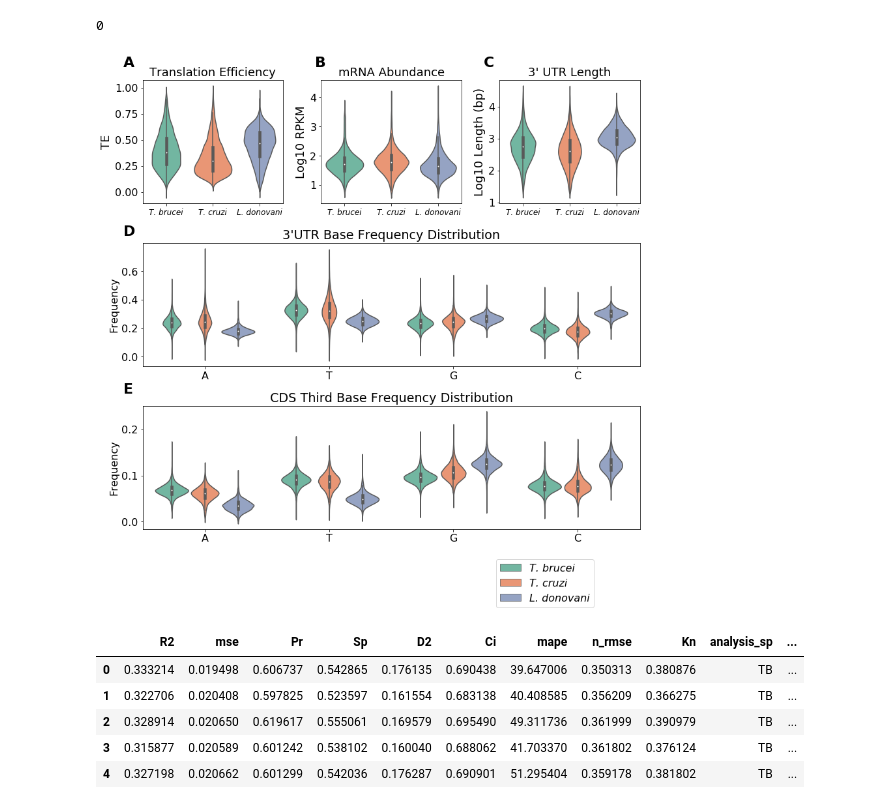
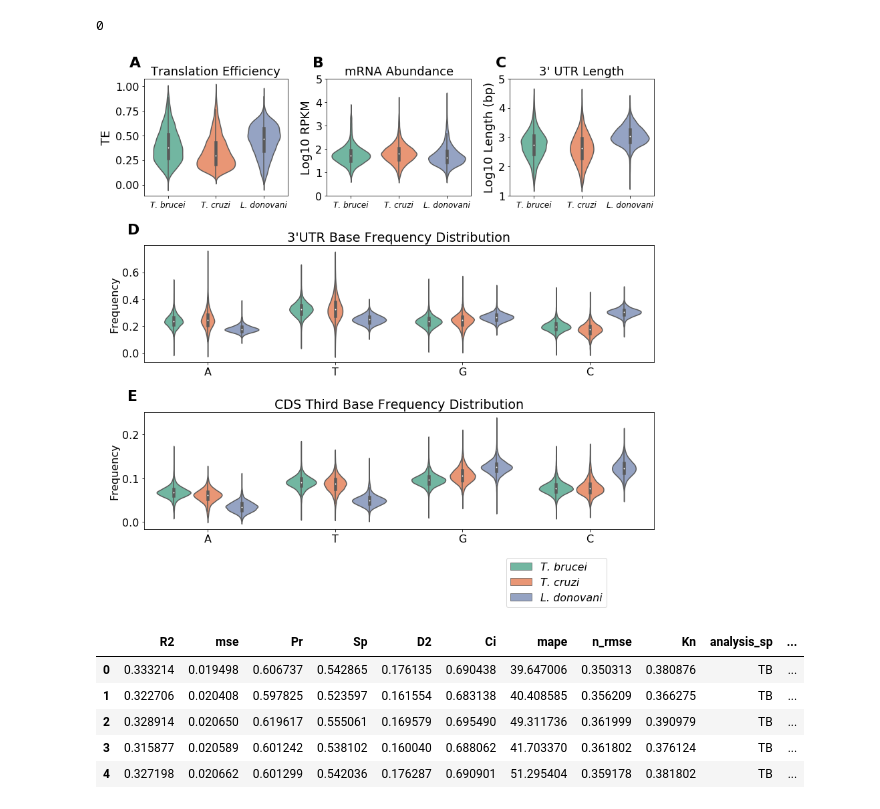
Before and after one commit to mtinti/decoding-gene-expression, a Jupyter notebook: compare.ipynb, the cells around one changed output. Drawn from its saved outputs; the diff is of its cells as text; code cells hidden in the pictures.

```diff
--- a/compare.ipynb
+++ b/compare.ipynb
@@ -56,2 +35,7 @@ df2.head()
+# %%
+df['ribo']=np.log10(df['ribo'])
+df['mRNA']=np.log10(df['mRNA'])
+df['len_3p']=np.log10(df['sequence_3p'].str.len())
+df['len_3bp']=df['sequence_3p'].str.len()
 # %%
 plt.rcParams.update({'font.size': 16})
@@ -92,11 +81,11 @@ plt.show()
 cols=['sequence_3p', 'Species','utr_3_count_A', 'utr_3_count_T', 'utr_3_count_C', 'utr_3_count_G',
       'third_base_A', 'third_base_T', 'third_base_G', 'third_base_C',]
 # %%
-df = pd.concat([
+df2 = pd.concat([
     TB_df[cols],
     TC_df[cols],
     LD_df[cols]])
-df.head()
+df2.head()
 # %% [output]
 |  | sequence_3p | Species | utr_3_count_A | utr_3_count_T | utr_3_count_C | utr_3_count_G | third_base_A | ... |
 | Tb927.3.5260 | TGAACAGTTGTGAAGTTAGGACGGGGCGTATGT... | T. brucei | 0.173913 | 0.451691 | 0.200483 | 0.173913 | 0.097163 | ... |
@@ -112,7 +101,7 @@ import matplotlib.pyplot as plt
 plt.rcParams.update({'font.size': 16})
 fig,axes=plt.subplots( figsize=(12,12) , nrows=2)
 ax = axes[0]
-melted_df = pd.melt(df,
+melted_df = pd.melt(df2,
                     id_vars=['sequence_3p', 'Species'],
                     value_vars=['utr_3_count_A', 'utr_3_count_T', 'utr_3_count_G', 'utr_3_count_C'],
                     var_name='Base',
@@ -122,7 +111,7 @@ melted_df = pd.melt(df,
 melted_df['Base'] = melted_df['Base'].str.replace('utr_3_count_', '')
 sns.violinplot(data=melted_df, x='Base', y='frequency', hue='Species',  palette='Set2',ax=ax)
 ax.set_title("3'UTR Base Frequency Distribution")
-ax.set_ylabel('Frequency (%)')
+ax.set_ylabel('Frequency')
 #ax.set_xticklabels(['T. brucei','T. cruzi','L. donovani'], style='italic')
 # Italicize species names
 ax.legend(bbox_to_anchor=(1, 1), loc='upper left')
@@ -133,7 +122,7 @@ for t in legend.get_texts():
 
 ax = axes[1]
 # Melt the dataframe
-melted_df = pd.melt(df,
+melted_df = pd.melt(df2,
                     id_vars=['sequence_3p', 'Species'],
                     value_vars=['third_base_A', 'third_base_T', 'third_base_G', 'third_base_C'],
                     var_name='Base',
@@ -143,7 +132,7 @@ melted_df = pd.melt(df,
 melted_df['Base'] = melted_df['Base'].str.replace('third_base_', '')
 sns.violinplot(data=melted_df, x='Base', y='frequency', hue='Species',  palette='Set2',ax=ax)
 ax.set_title('CDS Third Base Frequency Distribution')
-ax.set_ylabel('Frequency (%)')
+ax.set_ylabel('Frequency')
 ax.legend(bbox_to_anchor=(1, 1), loc='upper left')
 
 legend = ax.get_legend()
@@ -190,31 +181,31 @@ axes.append(fig.add_subplot(gs[2, :]))  # ax[4]
 
 
 
-sns.violinplot(data=df2,y='TE',x='Species',ax=axes[0],  palette='Set2')
+sns.violinplot(data=df,y='TE',x='Species',ax=axes[0],  palette='Set2')
 axes[0].set_title('Translation Efficiency',fontsize=18)
 axes[0].set_ylabel('TE',fontsize=18)
 axes[0].set_xlabel('',fontsize=18)
 axes[0].set_xticklabels(['T. brucei','T. cruzi','L. donovani'], style='italic',fontsize=12)
 
 
-sns.violinplot(data=df2,y='rna_counts',x='Species',ax=axes[1],  palette='Set2')
+sns.violinplot(data=df,y='mRNA',x='Species',ax=axes[1],  palette='Set2')
 axes[1].set_ylabel('Log10 RPKM',fontsize=18)
 axes[1].set_title('mRNA Abundance',fontsize=18)
 axes[1].set_xlabel('',fontsize=18)
 axes[1].set_xticklabels(['T. brucei','T. cruzi','L. donovani'], style='italic',fontsize=12)
+axes[1].set_ylim(0,5)
 
-
-sns.violinplot(data=df2,y='len_3p',x='Species',ax=axes[2], palette='Set2')
+sns.violinplot(data=df,y='len_3p',x='Species',ax=axes[2], palette='Set2')
 axes[2].set_ylabel('Log10 Length (bp)',fontsize=18)
 axes[2].set_title("3' UTR Length",fontsize=18)
 axes[2].set_xlabel('',fontsize=18)
 axes[2].set_xticklabels(['T. brucei','T. cruzi','L. donovani'], style='italic',fontsize=12)
-
+axes[2].set_ylim(1,5)
 
 
 
 ax = axes[3]
-melted_df = pd.melt(df,
+melted_df = pd.melt(df2,
                     id_vars=['sequence_3p', 'Species'],
                     value_vars=['utr_3_count_A', 'utr_3_count_T', 'utr_3_count_G', 'utr_3_count_C'],
                     var_name='Base',
@@ -231,41 +222,40 @@ ax.set_ylabel('Frequency')
 #legend = ax.get_legend()
 #for t in legend.get_texts():
 #   t.set_style('italic')
 ax.legend().set_visible(False)
 axes[3].set_xlabel('',fontsize=18)
 
 ax = axes[4]
 # Melt the dataframe
-melted_df = pd.melt(df,
+melted_df = pd.melt(df2,
                     id_vars=['sequence_3p', 'Species'],
                     value_vars=['third_base_A', 'third_base_T', 'third_base_G', 'third_base_C'],
                     var_name='Base',
                     value_name='frequency')
 
 # Clean base names by removing '_freq'
 melted_df['Base'] = melted_df['Base'].str.replace('third_base_', '')
 sns.violinplot(data=melted_df, x='Base', y='frequency', hue='Species',  palette='Set2',ax=ax)
 ax.set_title('CDS Third Base Frequency Distribution')
 ax.set_ylabel('Frequency')
 axes[4].set_xlabel('',fontsize=18)
 
 ax.legend(bbox_to_anchor=(0.7, -0.2), loc='upper left')
 
 legend = ax.get_legend()
 for t in legend.get_texts():
    t.set_style('italic')
 
-fig.text(0.06, 0.98,  'A', fontsize=22, weight='bold')
-fig.text(0.4, 0.98,   'B', fontsize=22, weight='bold')
-fig.text(0.7, 0.98,   'C', fontsize=22, weight='bold')
-
-fig.text(0.06, 0.68,  'D', fontsize=22, weight='bold')
-fig.text(0.06, 0.4,   'E', fontsize=22, weight='bold')
+axes[0].text(-0.1, 1.1, 'A', fontsize=22, weight='bold', transform=axes[0].transAxes)
+axes[1].text(-0.1, 1.1, 'B', fontsize=22, weight='bold', transform=axes[1].transAxes)
+axes[2].text(-0.1, 1.1, 'C', fontsize=22, weight='bold', transform=axes[2].transAxes)
+axes[3].text(-0.033, 1.1, 'D', fontsize=22, weight='bold', transform=axes[3].transAxes)
+axes[4].text(-0.033, 1.1, 'E', fontsize=22, weight='bold', transform=axes[4].transAxes)
 
 plt.tight_layout()
 plt.show()
 # %% [output]
-[figure, old version]
+[figure, new version]
 # %%
 model_te = pd.concat([
 
```
Also changed, not shown: parts of 8 cells of this notebook, 6 other files.
